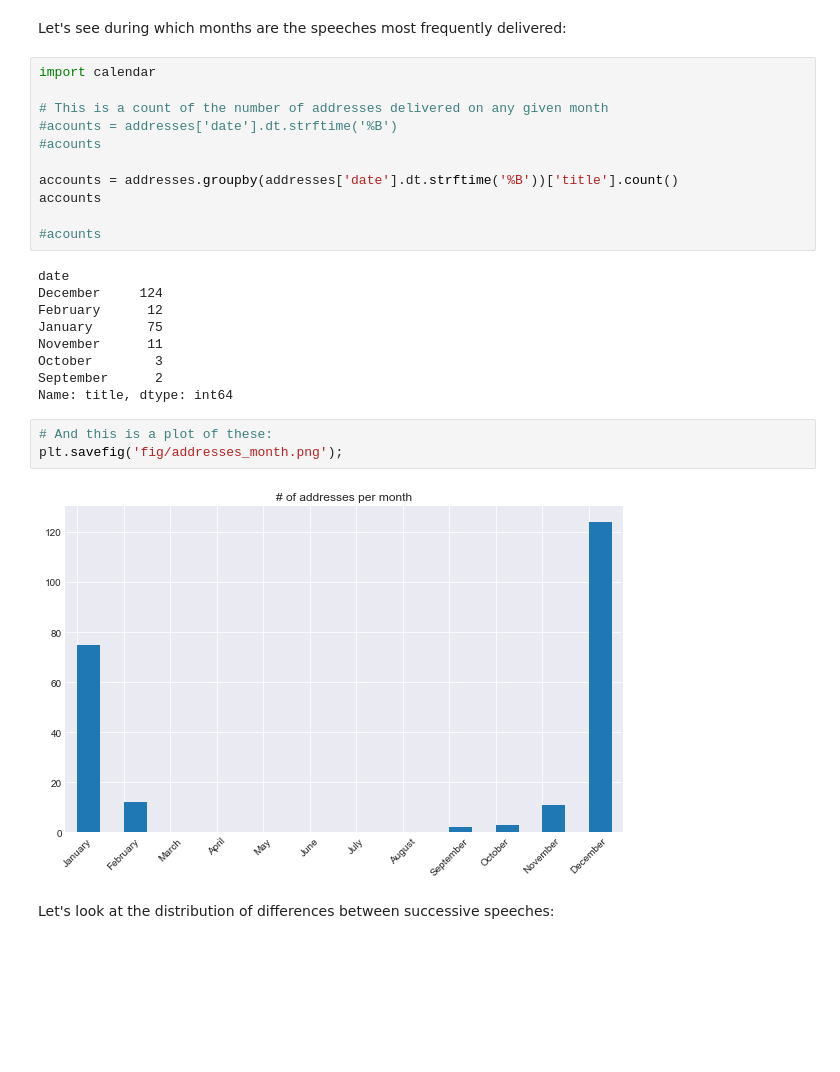
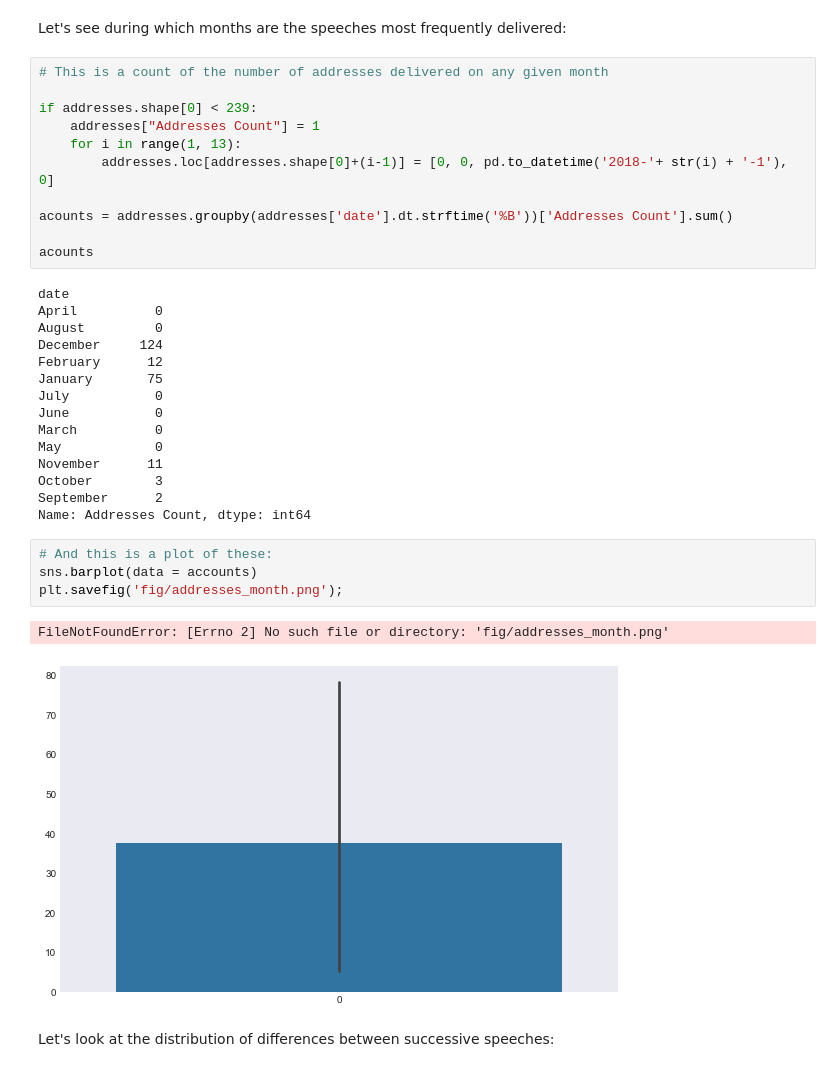
Before and after one commit to chitwankaudan/159proj1, a Jupyter notebook: state_of_the_union_analysis-p1.ipynb, the cells around one changed output. Saved outputs shown, nothing was run; the diff lists cells and outputs as text; blank space fills up the shorter version.

Commit message:
Fixing formating in month frequency series

```diff
--- a/state_of_the_union_analysis-p1.ipynb
+++ b/state_of_the_union_analysis-p1.ipynb
@@ -53,30 +53,38 @@ years + ((58/365) - (8/365))
 # %% [markdown]
 Let's see during which months are the speeches most frequently delivered:
 # %%
-import calendar
+# This is a count of the number of addresses delivered on any given month
 
-# This is a count of the number of addresses delivered on any given month
-#acounts = addresses['date'].dt.strftime('%B')
-#acounts
+if addresses.shape[0] < 239:
+    addresses["Addresses Count"] = 1
+    for i in range(1, 13):
+        addresses.loc[addresses.shape[0]+(i-1)] = [0, 0, pd.to_datetime('2018-'+ str(i) + '-1'), 0]
 
-accounts = addresses.groupby(addresses['date'].dt.strftime('%B'))['title'].count()
-accounts
+acounts = addresses.groupby(addresses['date'].dt.strftime('%B'))['Addresses Count'].sum()
 
-#acounts
+acounts
 # %% [output]
 date
+April          0
+August         0
 December     124
 February      12
 January       75
+July           0
+June           0
+March          0
+May            0
 November      11
 October        3
 September      2
-Name: title, dtype: int64
+Name: Addresses Count, dtype: int64
 # %%
 # And this is a plot of these:
+sns.barplot(data = accounts)
 plt.savefig('fig/addresses_month.png');
 # %% [output]
+FileNotFoundError: [Errno 2] No such file or directory: 'fig/addresses_month.png'
-[figure, old version]
+[figure, new version]
 # %% [markdown]
 Let's look at the distribution of differences between successive speeches:
 # %% [markdown]
```
Also changed, not shown: parts of 1 cell of this notebook.
